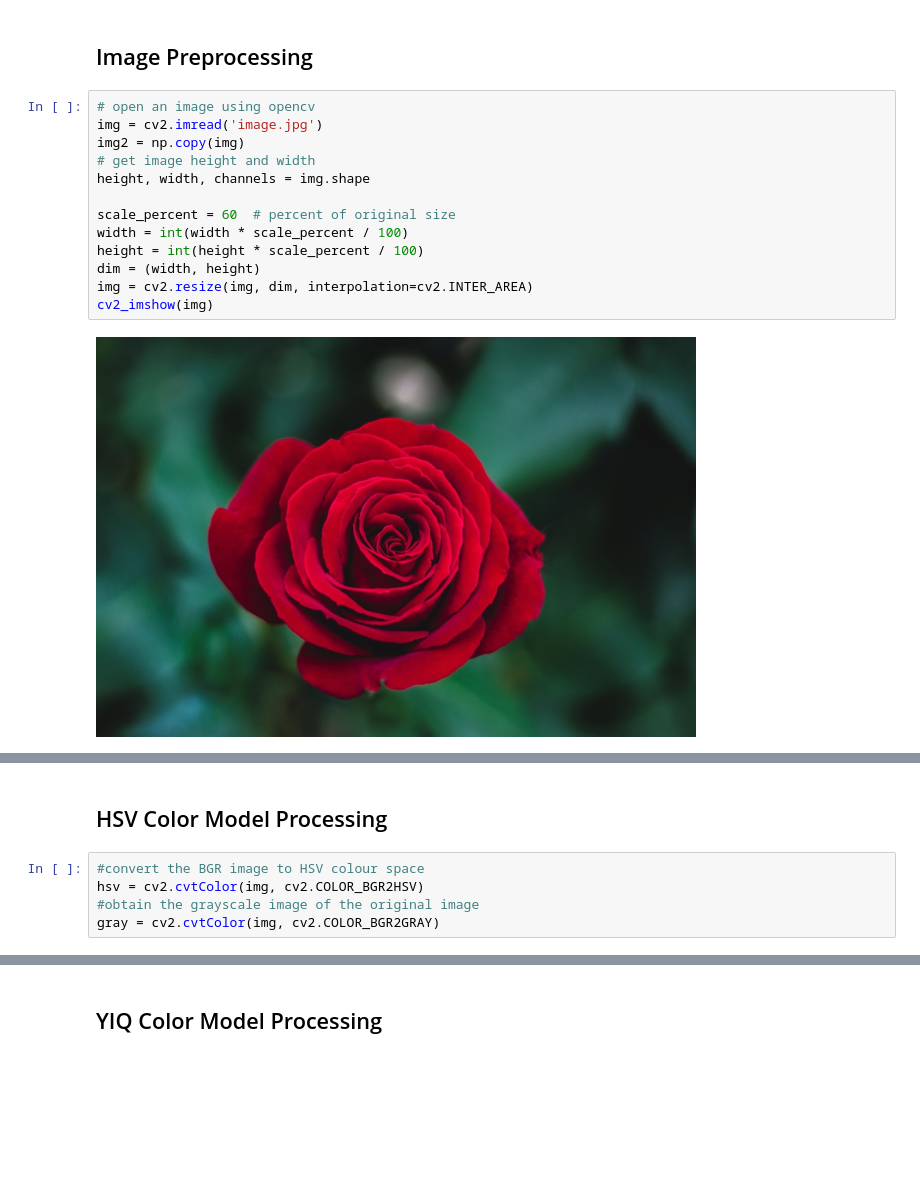
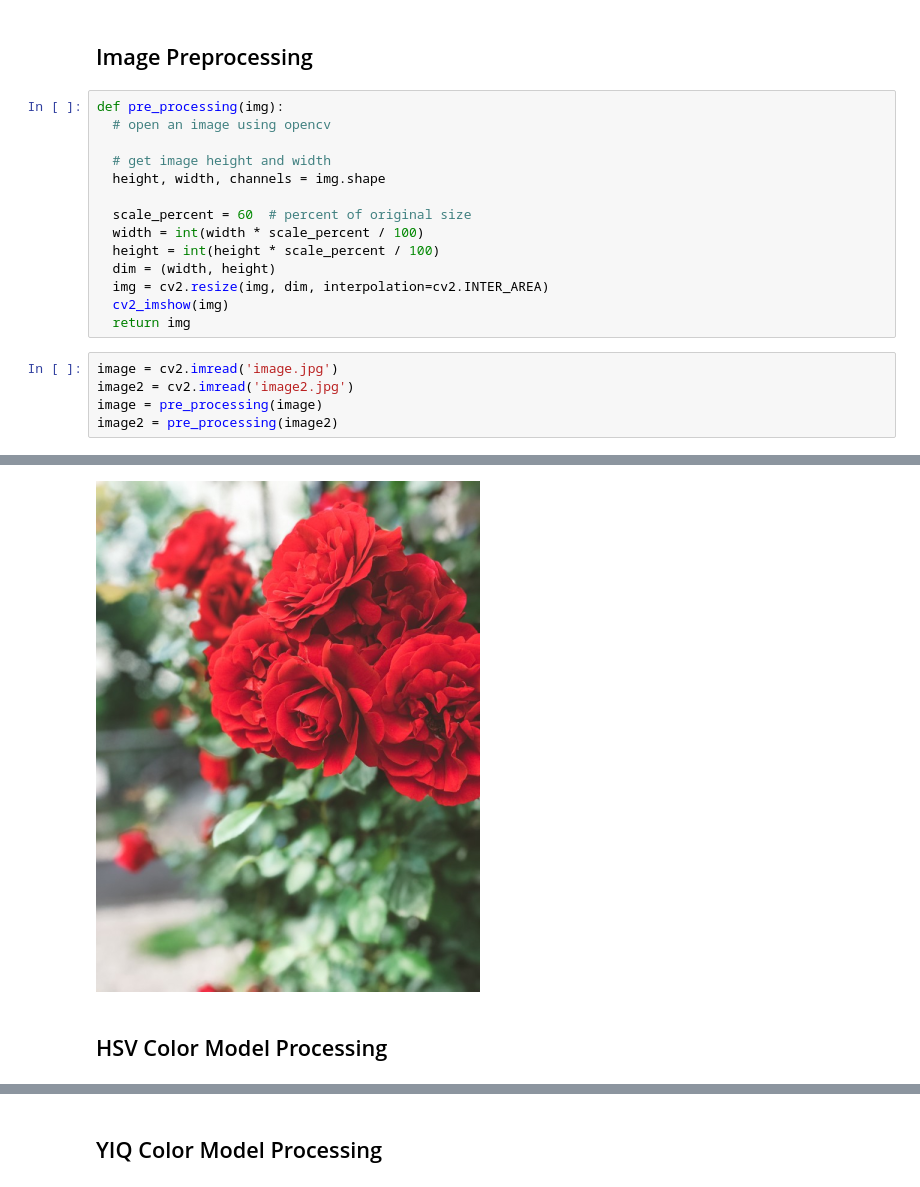
Before and after one commit to ozgunsungar/highlight_color, a Jupyter notebook: HW3.ipynb, the cells around one changed output, grey strips where cells are left out. Cells and saved outputs as stored; diff of their text form; blank space fills up the shorter version.

```diff
--- a/HW3.ipynb
+++ b/HW3.ipynb
@@ -24,17 +32,22 @@ image.jpg           100%[===================>]  59.17K  --.-KB/s    in 0.002s
 # %% [markdown]
 ## Image Preprocessing
 # %%
-# open an image using opencv
-img = cv2.imread('image.jpg')
-img2 = np.copy(img)
-# get image height and width
-height, width, channels = img.shape
+def pre_processing(img):
+  # open an image using opencv
 
-scale_percent = 60  # percent of original size
-width = int(width * scale_percent / 100)
-height = int(height * scale_percent / 100)
-dim = (width, height)
-img = cv2.resize(img, dim, interpolation=cv2.INTER_AREA)
-cv2_imshow(img)
+  # get image height and width
+  height, width, channels = img.shape
+
+  scale_percent = 60  # percent of original size
+  width = int(width * scale_percent / 100)
+  height = int(height * scale_percent / 100)
+  dim = (width, height)
+  img = cv2.resize(img, dim, interpolation=cv2.INTER_AREA)
+  cv2_imshow(img)
+  return img
-# %% [output]
-[figure, removed]
+# %%
+image = cv2.imread('image.jpg')
+image2 = cv2.imread('image2.jpg')
+image = pre_processing(image)
+image2 = pre_processing(image2)
+# %% [output]
@@ -41,8 +55,4 @@ cv2_imshow(img)
+[figure, added]
 # %% [markdown]
 ## HSV Color Model Processing
-# %%
-#convert the BGR image to HSV colour space
-hsv = cv2.cvtColor(img, cv2.COLOR_BGR2HSV)
-#obtain the grayscale image of the original image
-gray = cv2.cvtColor(img, cv2.COLOR_BGR2GRAY)
 # %%
```
Also changed, not shown: parts of 9 cells of this notebook, 1 other file.
